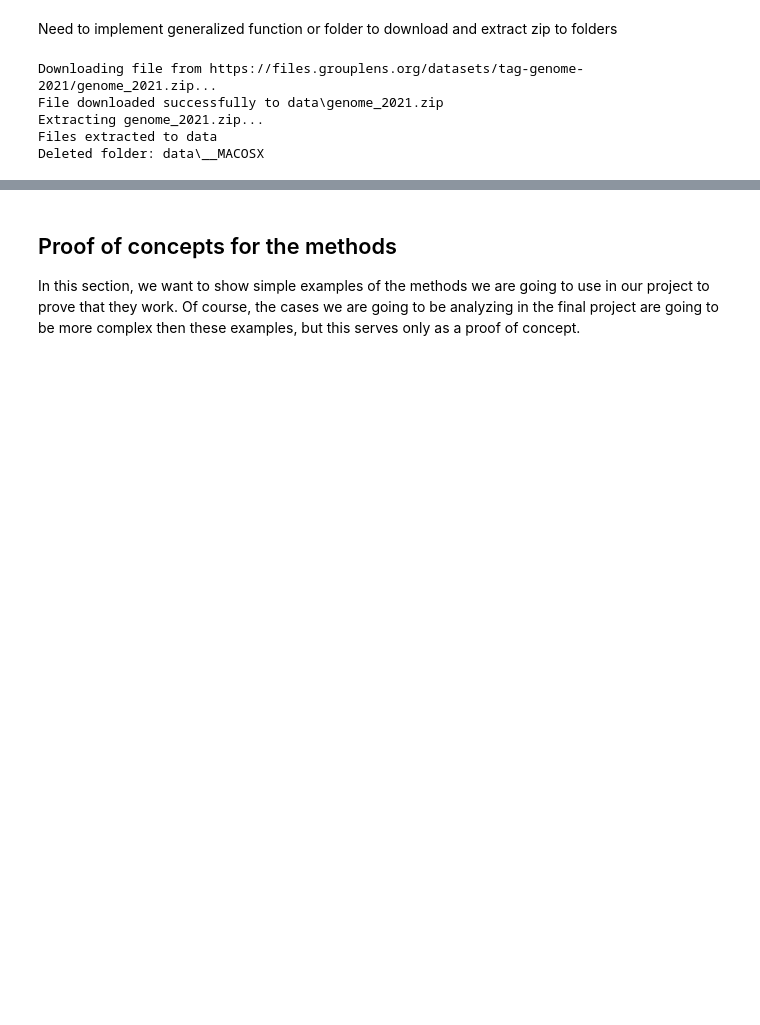
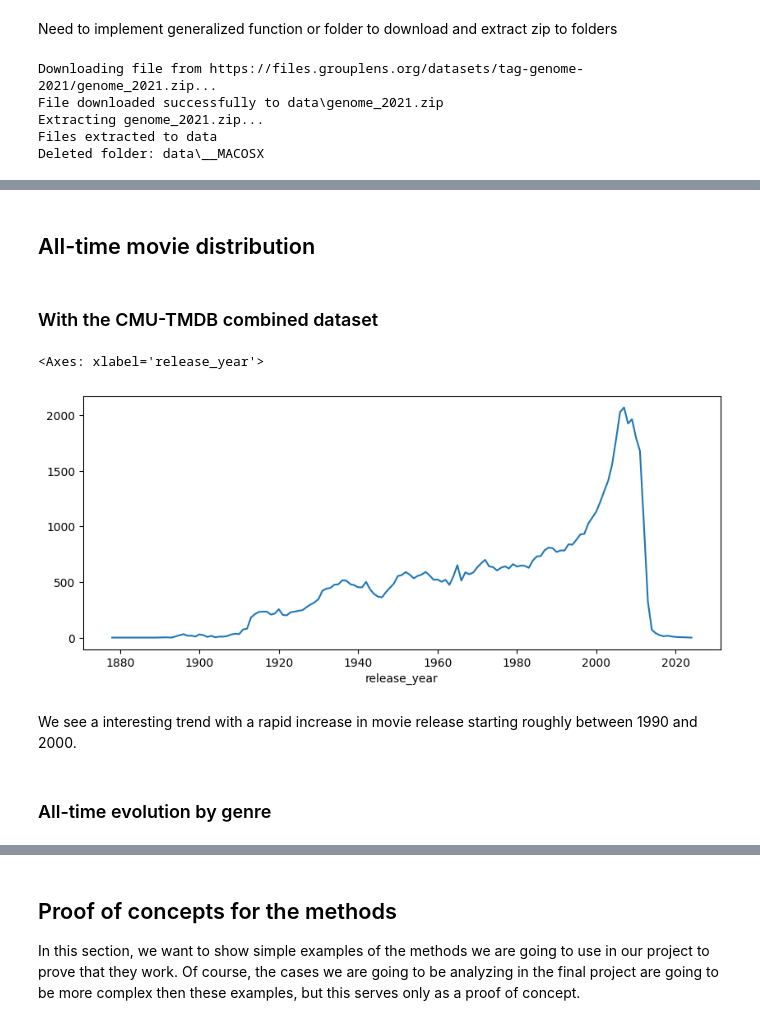
Before and after one commit to epfl-ada/ada-2024-project-gear5, a Jupyter notebook: results.ipynb, the cells around one changed output, grey strips where cells are left out. Drawn from its saved outputs; the diff is of its cells as text; code cells hidden in the pictures; blank space fills up the shorter version.

```diff
--- a/results.ipynb
+++ b/results.ipynb
@@ -326,0 +64,4 @@ merged_reviews
+# %%
+CMU_df = pd.read_pickle('./data/CMU_cleaned.pkl')
+TMDB_df = pd.read_csv('./data/TMDBMovies/TMDB_movie_dataset_v11.csv', sep=',', header=0)
+combined_df = pd.read_pickle('./data/combined_dataset.pkl')
@@ -326,0 +103,15 @@ merged_reviews
+# %% [markdown]
+## All-time movie distribution
+# %% [markdown]
+### With the CMU-TMDB combined dataset
+# %%
+combined_df['release_year'] = pd.to_datetime(combined_df['release_date_final'], format='mixed').dt.year
+movies_by_year = combined_df.groupby('release_year')['movie_name'].count()
+movies_by_year.plot(kind='line', figsize=(10, 4))
+# %% [output]
+<Axes: xlabel='release_year'>
+[figure, added]
+# %% [markdown]
+We see a interesting trend with a rapid increase in movie release starting roughly between 1990 and 2000.
+# %% [markdown]
+### All-time evolution by genre
```
Also changed, not shown: parts of 39 cells of this notebook, 6 other files.
